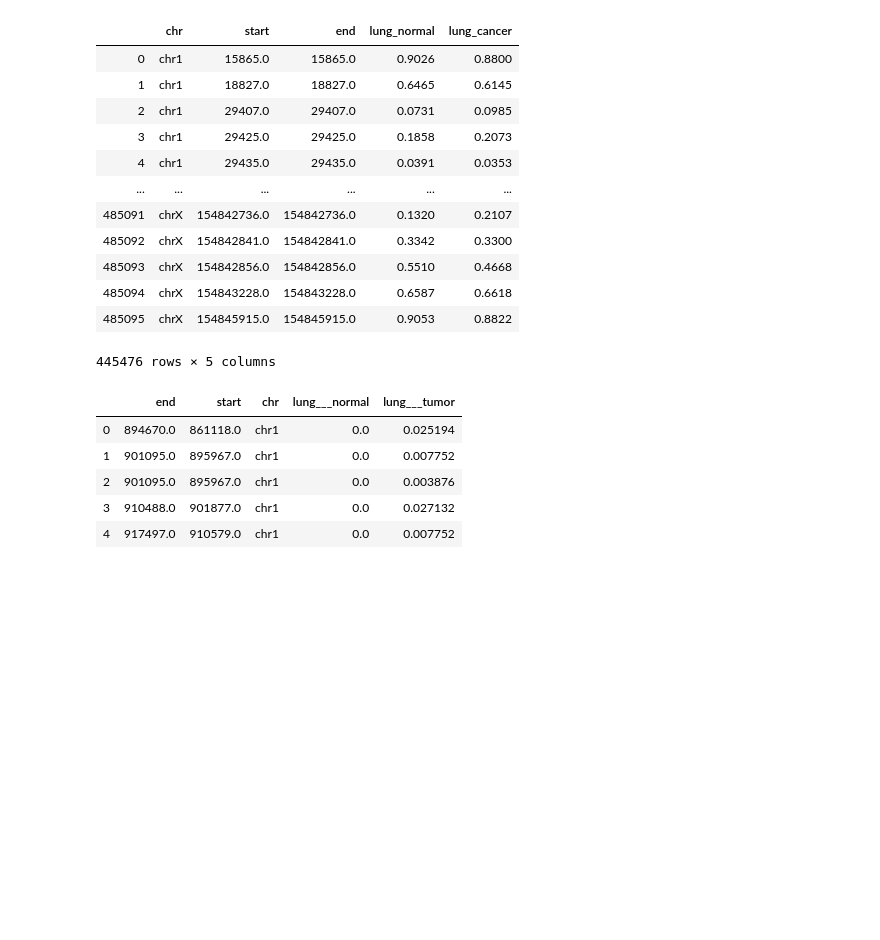
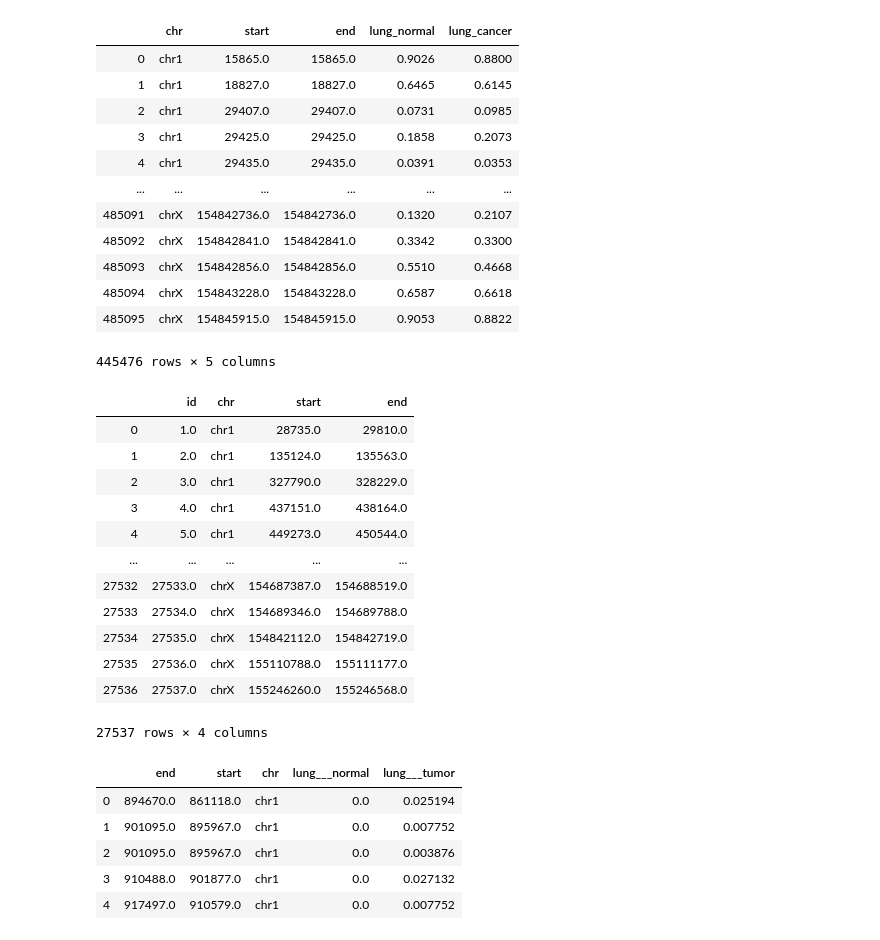
Before and after one commit to kwch3693/Epiviz-Feed-Computation-Model, a Jupyter notebook: ml.ipynb, the cells around one changed output. Saved outputs shown, nothing was run; the diff lists cells and outputs as text; code cells hidden in the pictures; blank space fills up the shorter version.

```diff
--- a/ml.ipynb
+++ b/ml.ipynb
@@ -36,6 +36,24 @@ signal_data
 | 485094 | chrX | 154843228.0 | 154843228.0 | 0.6587 | 0.6618 |
 | 485095 | chrX | 154845915.0 | 154845915.0 | 0.9053 | 0.8822 |
 445476 rows × 5 columns
+# %%
+cpg_islands = pd.read_csv('cpg_islands_202001141145.csv')
+cpg_islands = cpg_islands.where((cpg_islands.chr != 'chrY')).dropna()
+cpg_islands
+# %% [output]
+|  | id | chr | start | end |
+| 0 | 1.0 | chr1 | 28735.0 | 29810.0 |
+| 1 | 2.0 | chr1 | 135124.0 | 135563.0 |
+| 2 | 3.0 | chr1 | 327790.0 | 328229.0 |
+| 3 | 4.0 | chr1 | 437151.0 | 438164.0 |
+| 4 | 5.0 | chr1 | 449273.0 | 450544.0 |
+| ... | ... | ... | ... | ... |
+| 27532 | 27533.0 | chrX | 154687387.0 | 154688519.0 |
+| 27533 | 27534.0 | chrX | 154689346.0 | 154689788.0 |
+| 27534 | 27535.0 | chrX | 154842112.0 | 154842719.0 |
+| 27535 | 27536.0 | chrX | 155110788.0 | 155111177.0 |
+| 27536 | 27537.0 | chrX | 155246260.0 | 155246568.0 |
+27537 rows × 4 columns
 # %%
 # config_file = os.getcwd() + "/config.json"
 # config_measurements = []
```
Also changed, not shown: parts of 17 cells of this notebook.
